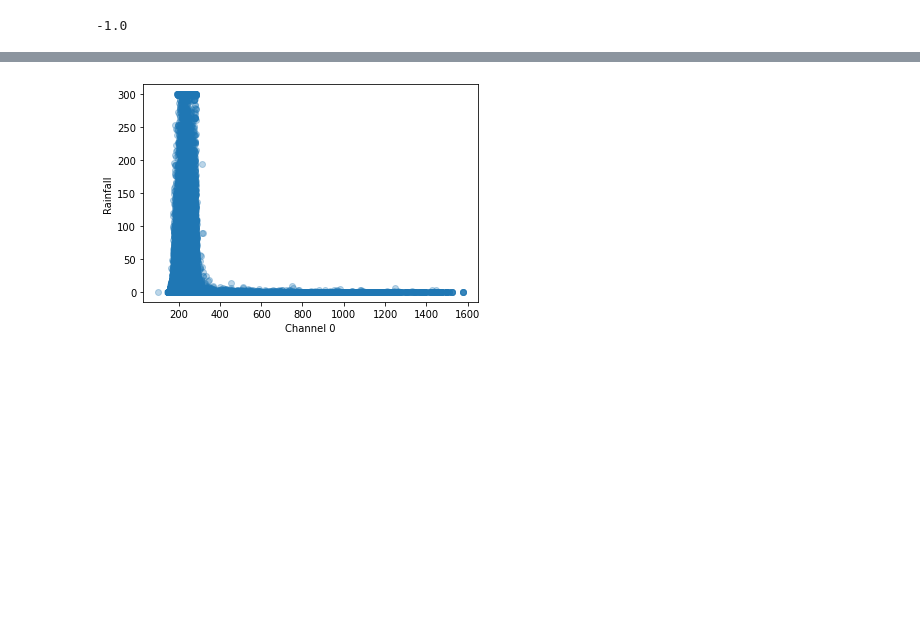
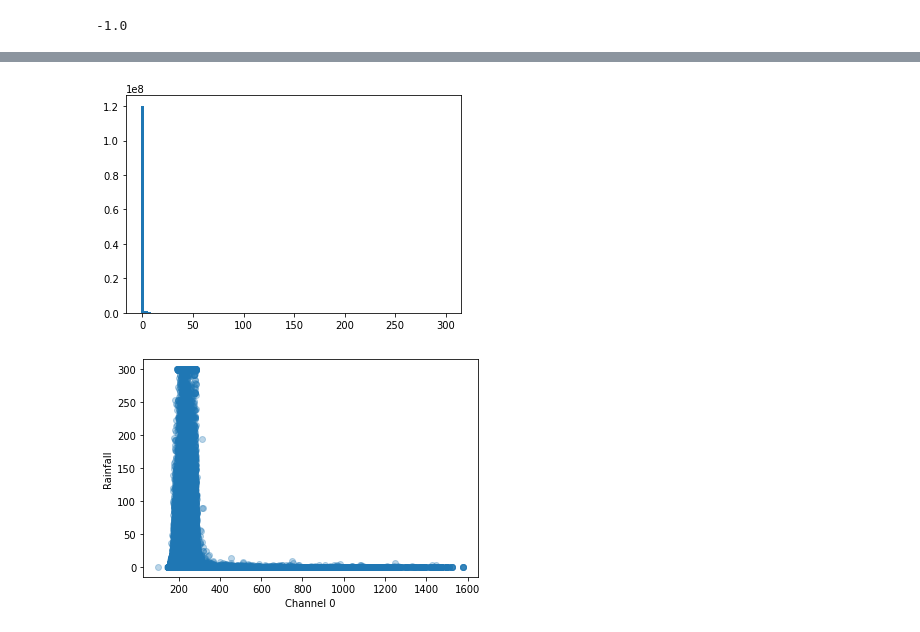
Before and after one commit to deagwon97/dacon-satellite-precipitation, a Jupyter notebook: Dacon2.ipynb, the cells around one changed output, grey strips where cells are left out. Saved outputs shown, nothing was run; the diff lists cells and outputs as text; code cells hidden in the pictures; blank space fills up the shorter version.

```diff
--- a/Dacon2.ipynb
+++ b/Dacon2.ipynb
@@ -65,3 +73,7 @@ train_y.min()
+# %%
+plt.hist(train_y, bins=100);
+# %% [output]
+[figure, added]
 # %%
 plt.scatter(x=train_f0, y=train_y, alpha=.3)
 plt.ylabel('Rainfall')
```
Also changed, not shown: parts of 36 cells of this notebook.
